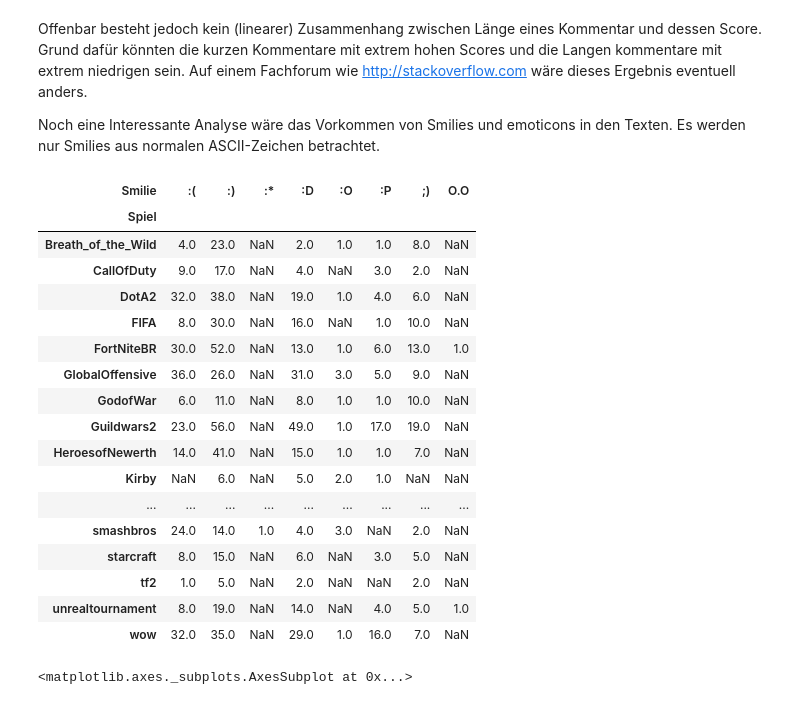
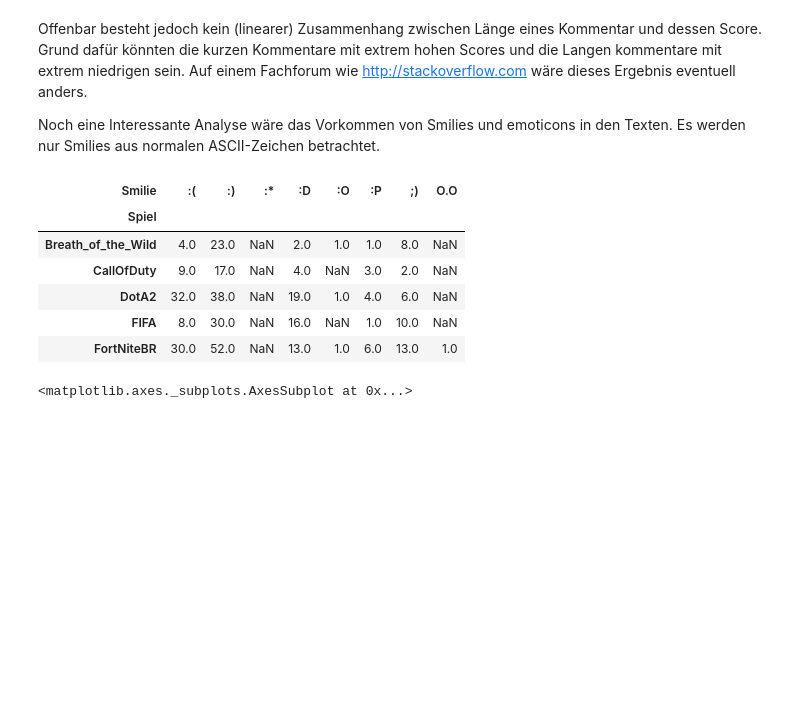
Before and after one commit to TheGarkine/RedditMining, a Jupyter notebook: Mining.ipynb, the cells around one changed output. Drawn from its saved outputs; the diff is of its cells as text; code cells hidden in the pictures; blank space fills up the shorter version.

```diff
--- a/Mining.ipynb
+++ b/Mining.ipynb
@@ -531,26 +531,15 @@ for index, row in smilie_df.iterrows():
 smilies_plotable_df = pandas.DataFrame.from_records(smilies_plotable, columns=['Spiel', 'Smilie', 'Anzahl'])
 smilies_plotable_df = smilies_plotable_df.pivot(index=smilies_plotable_df.columns[0], columns=smilies_plotable_df.columns[1], values=smilies_plotable_df.columns[2])
 # %%
-smilies_plotable_df
+smilies_plotable_df.head()
 # %% [output]
 | Smilie | :( | :) | :* | :D | :O | :P | ;) | O.O |
 | Spiel |  |  |  |  |  |  |  |  |
 | Breath_of_the_Wild | 4.0 | 23.0 | NaN | 2.0 | 1.0 | 1.0 | 8.0 | NaN |
 | CallOfDuty | 9.0 | 17.0 | NaN | 4.0 | NaN | 3.0 | 2.0 | NaN |
 | DotA2 | 32.0 | 38.0 | NaN | 19.0 | 1.0 | 4.0 | 6.0 | NaN |
 | FIFA | 8.0 | 30.0 | NaN | 16.0 | NaN | 1.0 | 10.0 | NaN |
 | FortNiteBR | 30.0 | 52.0 | NaN | 13.0 | 1.0 | 6.0 | 13.0 | 1.0 |
-| GlobalOffensive | 36.0 | 26.0 | NaN | 31.0 | 3.0 | 5.0 | 9.0 | NaN |
-| GodofWar | 6.0 | 11.0 | NaN | 8.0 | 1.0 | 1.0 | 10.0 | NaN |
-| Guildwars2 | 23.0 | 56.0 | NaN | 49.0 | 1.0 | 17.0 | 19.0 | NaN |
-| HeroesofNewerth | 14.0 | 41.0 | NaN | 15.0 | 1.0 | 1.0 | 7.0 | NaN |
-| Kirby | NaN | 6.0 | NaN | 5.0 | 2.0 | 1.0 | NaN | NaN |
-| ... | ... | ... | ... | ... | ... | ... | ... | ... |
-| smashbros | 24.0 | 14.0 | 1.0 | 4.0 | 3.0 | NaN | 2.0 | NaN |
-| starcraft | 8.0 | 15.0 | NaN | 6.0 | NaN | 3.0 | 5.0 | NaN |
-| tf2 | 1.0 | 5.0 | NaN | 2.0 | NaN | NaN | 2.0 | NaN |
-| unrealtournament | 8.0 | 19.0 | NaN | 14.0 | NaN | 4.0 | 5.0 | 1.0 |
-| wow | 32.0 | 35.0 | NaN | 29.0 | 1.0 | 16.0 | 7.0 | NaN |
 # %%
 smilies_plotable_df.plot(kind="bar",stacked=True,figsize=(17,12),title="Häufigkeit ausgewählter Smilies in den Einzelnen Foren")
 # %% [output]
```
Also changed, not shown: parts of 24 cells of this notebook, 2 other files.
